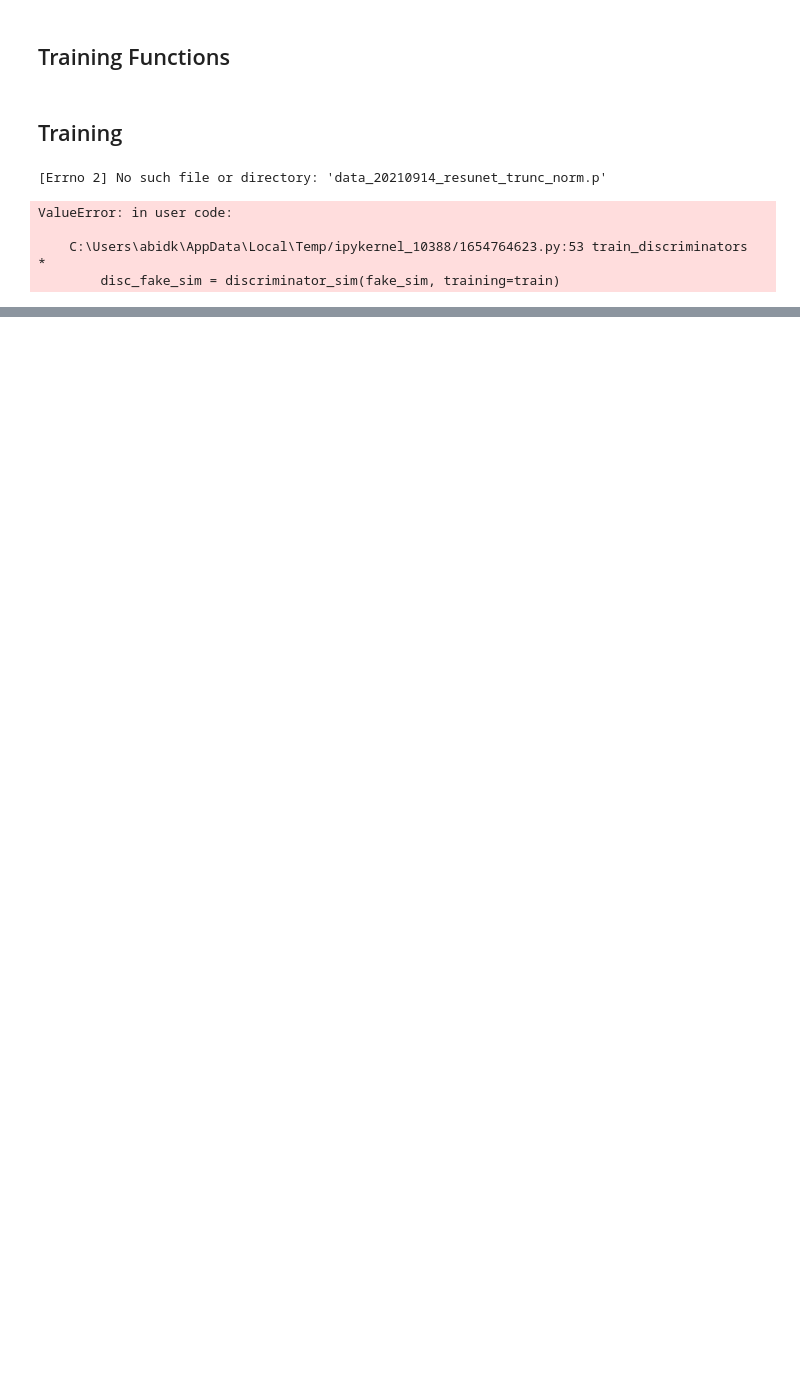
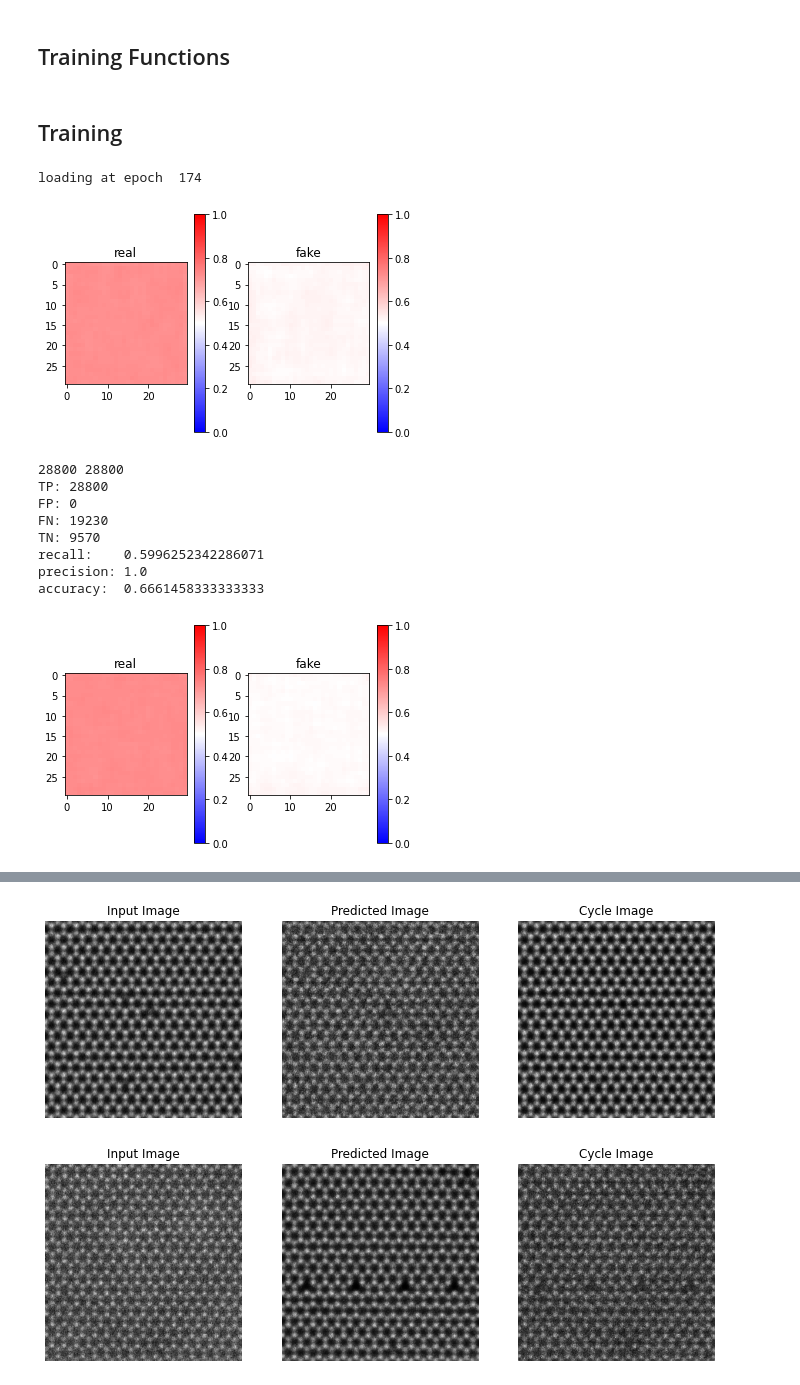
Before and after one commit to ClarkResearchGroup/stem-learning, a Jupyter notebook: code/cycle_gan/cycleGAN_for_STEM.ipynb, the cells around one changed output, grey strips where cells are left out. Saved outputs shown, nothing was run; the diff lists cells and outputs as text; code cells hidden in the pictures; blank space fills up the shorter version.

```diff
--- a/code/cycle_gan/cycleGAN_for_STEM.ipynb
+++ b/code/cycle_gan/cycleGAN_for_STEM.ipynb
@@ -69,9 +73,9 @@ def calc_cycle_loss(real_image, cycled_image):
 # %% [markdown]
 ## Checkpoints
 # %%
-identifier = "20210914_resunet_trunc_norm"
-checkpoint_path = parent_dir + "checkpoint_{}".format(identifier)
-log_data_fn = "data_{}.p".format(identifier)
+identifier = "20210921_unet_dist_gen"
+checkpoint_path = parent_dir + "checkpoints/checkpoint_{}".format(identifier)
+log_data_fn = "{}/data_{}.p".format(checkpoint_path, identifier)
 
 ckpt = tf.train.Checkpoint(generator_exp=generator_exp,
                            generator_sim=generator_sim,
@@ -170,33 +180,37 @@ def train_discriminators(real_sim, real_exp, train=True):
 gen_exp_losses,   gen_sim_losses   = [], []
 disc_exp_losses,  disc_sim_losses  = [], []
 cycle_exp_losses, cycle_sim_losses = [], []
+dist_gen_exp_losses, dist_gen_sim_losses = [], []
 disc_exp_accs,    disc_sim_accs    = [], []
 epoch = 0
-batch_size = 8
+batch_size = 32
 train_size = 10000
+total_epochs = 200
+epoch_step   = 100
 
 try:
-    (gen_exp_losses,  gen_sim_losses,
-    disc_sim_losses,  disc_exp_losses,
+    ( gen_exp_losses,   gen_sim_losses,
+     disc_exp_losses,  disc_sim_losses,
     cycle_exp_losses, cycle_sim_losses,
-    disc_sim_accs,    disc_exp_accs,      epoch) = pickle.load(open(log_data_fn, "rb" ))
+    dist_gen_exp_losses, dist_gen_sim_losses,
+     disc_exp_accs,    disc_sim_accs,
+     epoch) = pickle.load(open(log_data_fn, "rb" ))
     print("loading at epoch ", epoch)
 except Exception as e:
     print(e)
     pass
 last=None
 # %% [output]
-[Errno 2] No such file or directory: 'data_20210914_resunet_trunc_norm.p'
+loading at epoch  174
 # %%
-while epoch < 200:
+while epoch < total_epochs:
     start = time.time()
-    if epoch > 100:
-        lr = 2e-4*(1 - (epoch-100 + 1)/100)
-        print(epoch, lr)
-        generator_exp_optimizer.lr.assign(lr)
-        generator_sim_optimizer.lr.assign(lr)
-        discriminator_sim_optimizer.lr.assign(lr)
-        discriminator_exp_optimizer.lr.assign(lr)
+    lr = lr0*(1 - (epoch - epoch_step)/(total_epochs-1 - epoch_step)) if epoch >= epoch_step else lr0
+    print(epoch, lr)
+    generator_exp_optimizer.lr.assign(lr/(1+2.25*LAMBDA))
+    generator_sim_optimizer.lr.assign(lr/(1+2.25*LAMBDA))
+    discriminator_sim_optimizer.lr.assign(lr)
+    discriminator_exp_optimizer.lr.assign(lr)
 
     data_sim = glob('{}/*.*'.format(sim_dir))
     data_exp = glob('{}/*.*'.format(exp_dir))
@@ -204,23 +218,24 @@ while epoch < 200:
     np.random.shuffle(data_exp)
     batch_idxs = min(min(len(data_sim), len(data_exp)), train_size) // batch_size
 
+    dis_losses, gen_losses = np.zeros(2), np.zeros(6)
     for idx in range(0, batch_idxs):
         batch_start =  time.time()
         sim_fn_list = data_sim[idx*batch_size:(idx + 1)*batch_size]
         exp_fn_list = data_exp[idx*batch_size:(idx + 1)*batch_size]
 
-        real_sim = np.array([load_train_data(fn) for fn in sim_fn_list]).astype(np.float32)
-        real_exp = np.array([load_train_data(fn) for fn in exp_fn_list]).astype(np.float32)
+        real_sim = np.array([load_train_data(fn, num_channels) for fn in sim_fn_list]).astype(np.float32)
+        real_exp = np.array([load_train_data(fn, num_channels) for fn in exp_fn_list]).astype(np.float32)
 
-        dis_losses = train_discriminators(real_sim, real_exp, train=True)
-        gen_losses = train_generators(real_sim, real_exp, train=True)
+        dis_losses += train_discriminators(real_sim, real_exp, train=True)
+        gen_losses += train_generators(real_sim, real_exp, train=True)
 
         print("[{}/{}]: {}".format(idx, batch_idxs, (time.time()-batch_start)/batch_size))
 
     clear_output(wait=True)
 
-    cycle_exp_loss, cycle_sim_loss, gen_exp_loss, gen_sim_loss = gen_losses
-    disc_sim_loss, disc_exp_loss = dis_losses
+    cycle_exp_loss, cycle_sim_loss, gen_exp_loss, gen_sim_loss, dist_gen_exp_loss, dist_gen_sim_loss= gen_losses/batch_idxs
+    disc_sim_loss, disc_exp_loss = dis_losses/batch_idxs
 
     # Calculate accuracy
     fake_sim = generator_sim(real_exp, training=False)
@@ -228,40 +243,49 @@ while epoch < 200:
 
     disc_sim_acc = get_discriminator_acc(discriminator_sim, real_sim, fake_sim, threshold=0.5)
     disc_exp_acc = get_discriminator_acc(discriminator_exp, real_exp, fake_exp, threshold=0.5)
 
     gen_exp_losses.append(gen_exp_loss)
     gen_sim_losses.append(gen_sim_loss)
     cycle_exp_losses.append(cycle_exp_loss)
     cycle_sim_losses.append(cycle_sim_loss)
+    dist_gen_exp_losses.append(dist_gen_exp_loss)
+    dist_gen_sim_losses.append(dist_gen_sim_loss)
     disc_sim_losses.append(disc_sim_loss)
     disc_exp_losses.append(disc_exp_loss)
     disc_sim_accs.append(disc_sim_acc)
     disc_exp_accs.append(disc_exp_acc)
     epoch += 1
 
-    sample_sim = real_sim[0].reshape([1,fine_size,fine_size,1])
+    sample_sim = real_sim[0].reshape([1,fine_size,fine_size,num_channels])
     sample_exp = real_exp[0].reshape([1,fine_size,fine_size,1])
     generate_images(generator_exp, generator_sim, sample_sim)
     generate_images(generator_sim, generator_exp, sample_exp)
     generate_losses(gen_exp_losses,   gen_sim_losses,
                     cycle_exp_losses, cycle_sim_losses,
+                    dist_gen_exp_losses, dist_gen_sim_losses,
                     disc_sim_losses,  disc_exp_losses,   epoch, last=last)
     generate_accuracies(disc_sim_accs, disc_exp_accs, epoch, last=last)
 
     if (epoch) % 5 == 0:
         ckpt_save_path = ckpt_manager.save()
         print ('Saving checkpoint for epoch {} at {}'.format(epoch, ckpt_save_path))
-        pickle.dump( (
-                        gen_exp_losses,  gen_sim_losses,
-                        disc_sim_losses,  disc_exp_losses,
+        pickle.dump( (    gen_exp_losses,   gen_sim_losses,
+                         disc_exp_losses,  disc_sim_losses,
                         cycle_exp_losses, cycle_sim_losses,
-                        disc_sim_accs,    disc_exp_accs, epoch-1
-                     ),
+                        dist_gen_exp_losses, dist_gen_sim_losses,
+                         disc_exp_accs,    disc_sim_accs,
+                        epoch-1),
                      open( log_data_fn, "wb" ) )
 
     print ('Time taken for epoch {} is {} sec\n'.format(epoch, time.time()-start))
 # %% [output]
+[figure, added]
-ValueError: in user code:
-
-    C:\Users\abidk\AppData\Local\Temp/ipykernel_10388/1654764623.py:53 train_discriminators  *
-        disc_fake_sim = discriminator_sim(fake_sim, training=train)
+28800 28800
+TP: 28800
+FP: 0
+FN: 19230
+TN: 9570
+recall:    0.5996252342286071
+precision: 1.0
+accuracy:  0.6661458333333333
+[figure, added]
@@ -267,0 +300,2 @@ ValueError: in user code:
+[figure, added]
+[figure, added]
```
Also changed, not shown: parts of 13 cells of this notebook, 3 other files.
